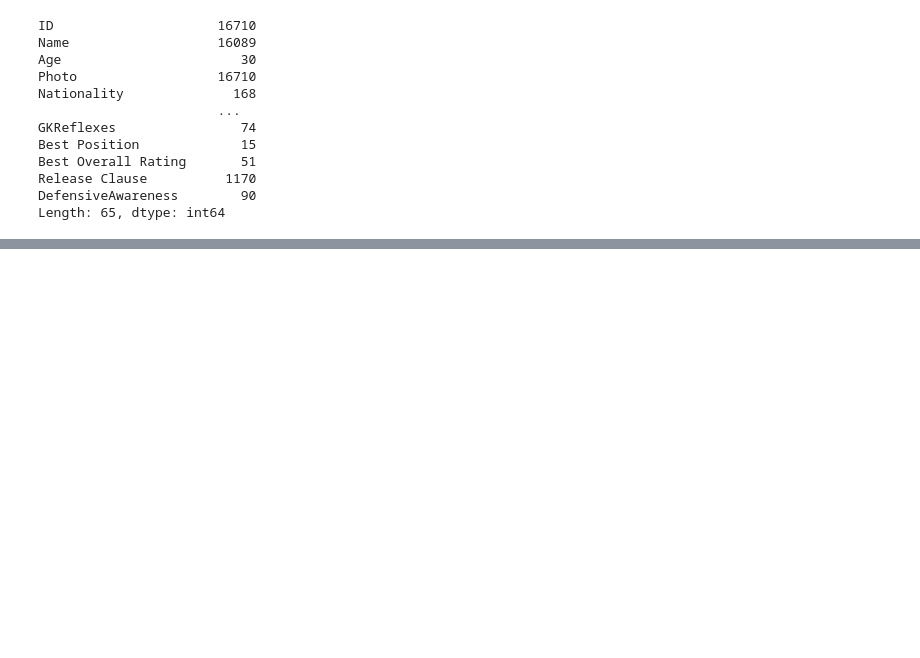
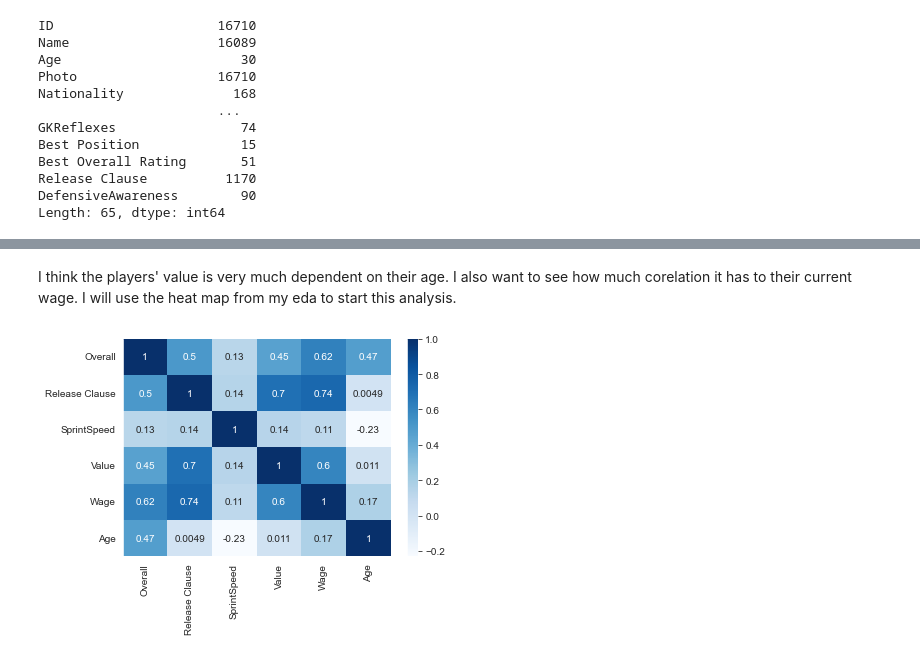
Before and after one commit to ubco-W2022T1-cosc301/project-group28, a Jupyter notebook: notebooks/analysis1.ipynb, the cells around one changed output, grey strips where cells are left out. Drawn from its saved outputs; the diff is of its cells as text; code cells hidden in the pictures; blank space fills up the shorter version.

Commit message:
Completed analysis 1 and project_functions_1

```diff
--- a/notebooks/analysis1.ipynb
+++ b/notebooks/analysis1.ipynb
@@ -209,0 +162,7 @@ df = df.drop["Photo", " Flag", "Club Logo", "Potential", "Special", "Work Rate",
+# %%
+#Importing the function python file
+import project_functions1 as pf1
+
+#Loading the data and printing the first few line
+data = pf1.get_cleaned_data("../data/raw/FIFA22_official_data.csv")
+data.head()
@@ -209,0 +177,8 @@ df = df.drop["Photo", " Flag", "Club Logo", "Potential", "Special", "Work Rate",
+# %% [markdown]
+I think the players' value is very much dependent on their age. I also want to see how much corelation it has to their current wage. I will use the heat map from my eda to start this analysis.
+# %%
+heat = data[['Overall', 'Release Clause', 'SprintSpeed', 'Value', 'Wage', 'Age' ]].corr()
+sns.heatmap(heat, annot=True, cmap='Blues')
+sns.despine()
+# %% [output]
+[figure, added]
```
Also changed, not shown: parts of 38 cells of this notebook, 3 other files.
